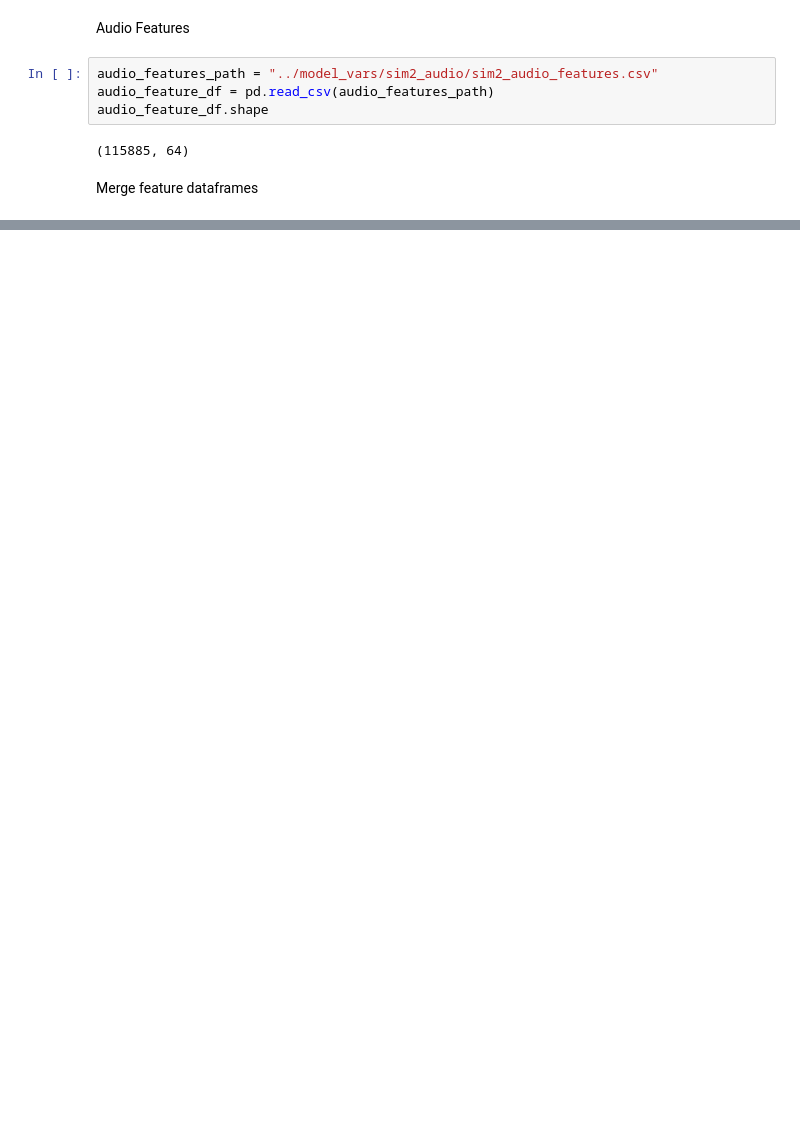
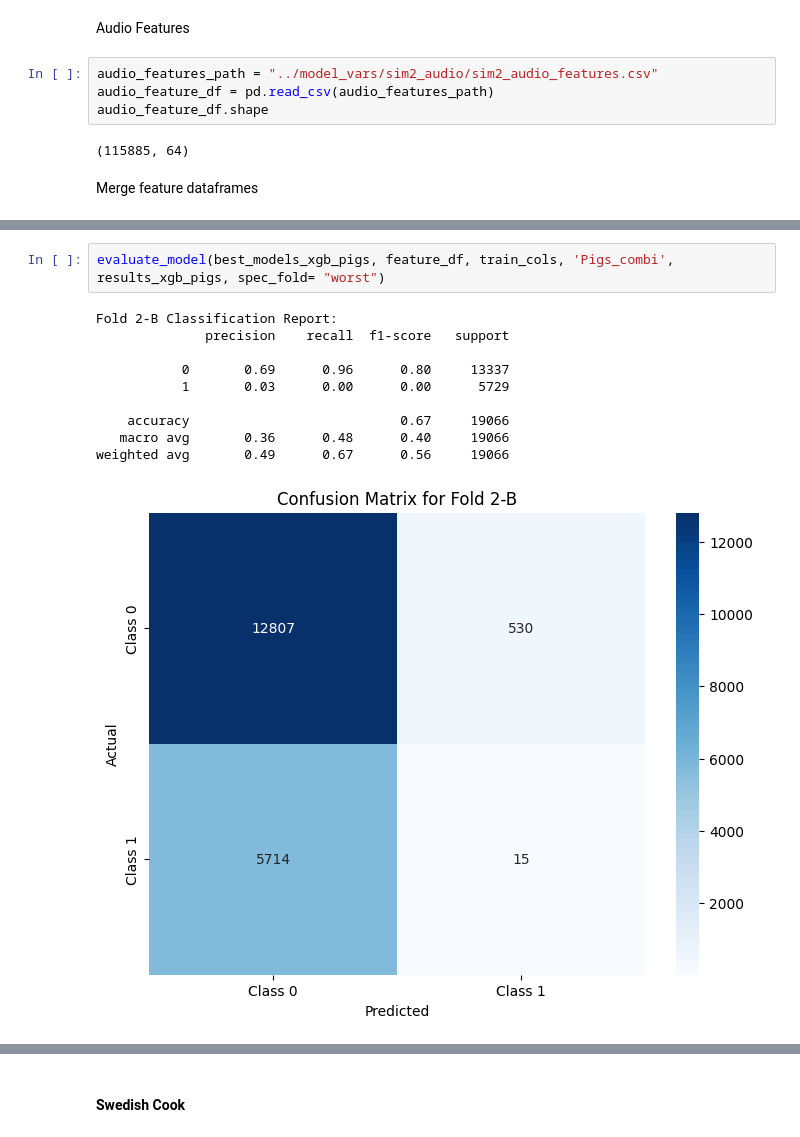
Before and after one commit to olesasha/find_kermit, a Jupyter notebook: sim2_hybrid_analysis.ipynb, the cells around one changed output, grey strips where cells are left out. Drawn from its saved outputs; the diff is of its cells as text; blank space fills up the shorter version.

```diff
--- a/sim2_hybrid_analysis.ipynb
+++ b/sim2_hybrid_analysis.ipynb
@@ -118,0 +315,13 @@ feature_df.shape
+# %%
+evaluate_model(best_models_xgb_pigs, feature_df, train_cols, 'Pigs_combi', results_xgb_pigs, spec_fold= "worst")
+# %% [output]
+Fold 2-B Classification Report:
+              precision    recall  f1-score   support
+
+           0       0.69      0.96      0.80     13337
+           1       0.03      0.00      0.00      5729
+
+    accuracy                           0.67     19066
+   macro avg       0.36      0.48      0.40     19066
+weighted avg       0.49      0.67      0.56     19066
+[figure, added]
@@ -118,0 +329,2 @@ feature_df.shape
+# %% [markdown]
+#### Swedish Cook
```
Also changed, not shown: parts of 41 cells of this notebook, 1 other file.
